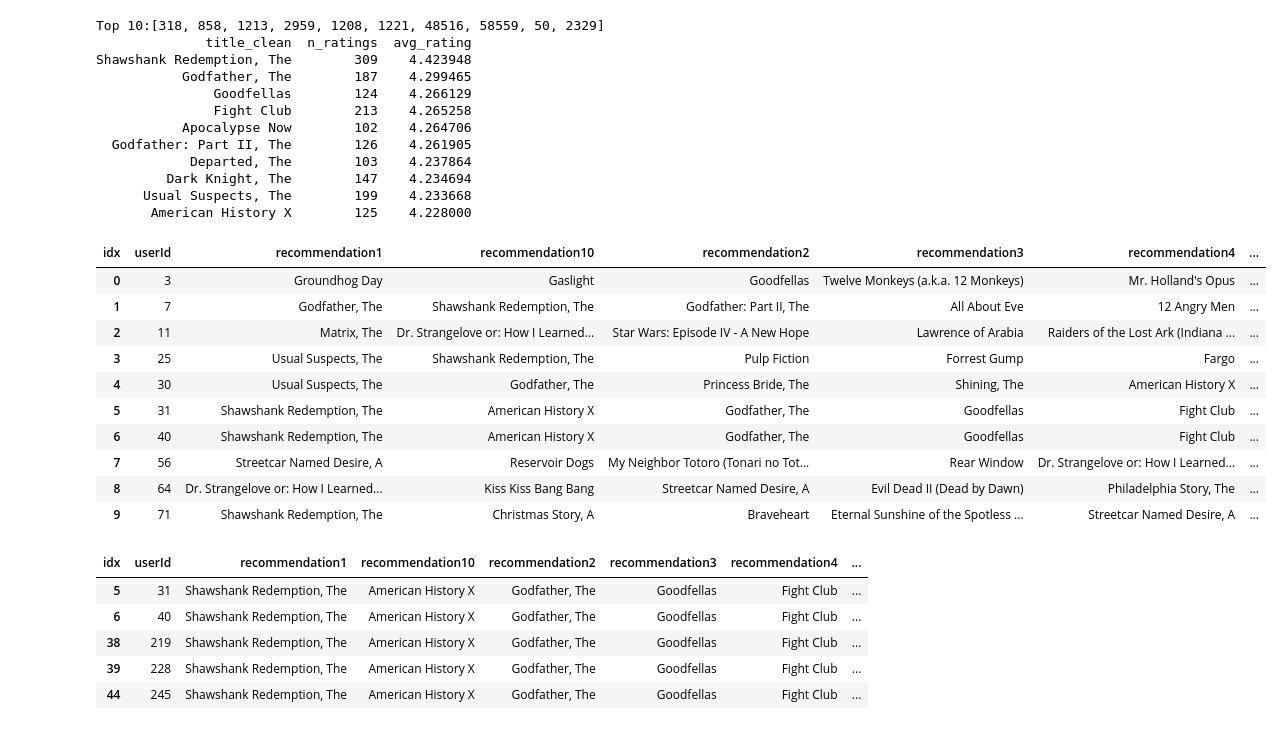
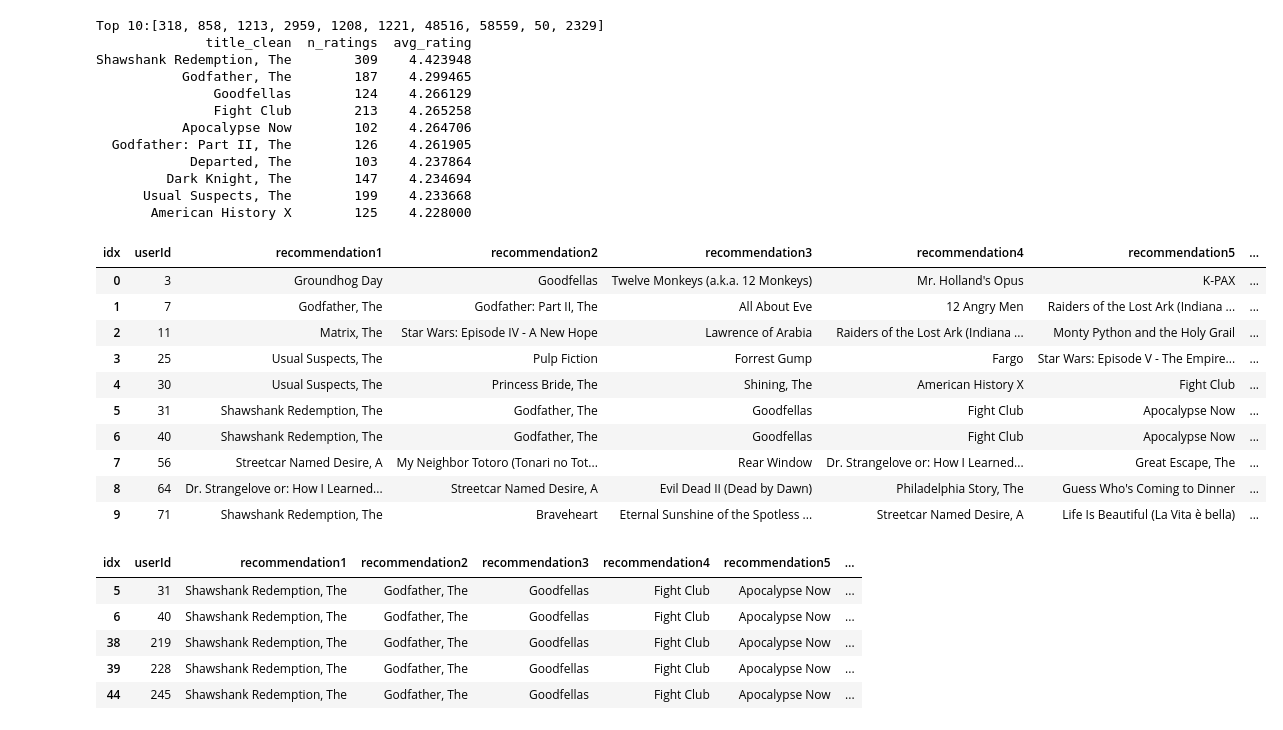
Before and after one commit to saramanzoni001-lgtm/Data-Mining, a Jupyter notebook: assignment 2_data_mining.ipynb, the cells around one changed output. Drawn from its saved outputs; the diff is of its cells as text; code cells hidden in the pictures.

```diff
--- a/assignment 2_data_mining.ipynb
+++ b/assignment 2_data_mining.ipynb
@@ -463,38 +463,40 @@ for uid in ratings_test["userId"].unique():
 # %%
 #fill ratings_test.csv
 
 cols = ["userId"] + [f"recommendation{i}" for i in range(1, 11)]
 df = pd.DataFrame(recommendations, columns=cols)
 
 cols_film=cols[1:]
 df_long=df.melt(id_vars=['userId'],value_vars=cols_film,var_name='idx',value_name='movieId')
 df_merged=pd.merge(df_long,movies,on='movieId',how='left')
 output_df=df_merged.pivot(index='userId',columns='idx',values='title_clean').reset_index()
 
+correct_order = ["userId"] + [f"recommendation{i}" for i in range(1, 11)]
+output_df = output_df[correct_order]
 
 output_df.to_csv("ratings_test_filled.csv", index=False)
 
 output_df.head(10)
 # %% [output]
-| idx | userId | recommendation1 | recommendation10 | recommendation2 | recommendation3 | recommendation4 | ... |
-| 0 | 3 | Groundhog Day | Gaslight | Goodfellas | Twelve Monkeys (a.k.a. 12 Monkeys) | Mr. Holland's Opus | ... |
-| 1 | 7 | Godfather, The | Shawshank Redemption, The | Godfather: Part II, The | All About Eve | 12 Angry Men | ... |
-| 2 | 11 | Matrix, The | Dr. Strangelove or: How I Learned... | Star Wars: Episode IV - A New Hope | Lawrence of Arabia | Raiders of the Lost Ark (Indiana ... | ... |
-| 3 | 25 | Usual Suspects, The | Shawshank Redemption, The | Pulp Fiction | Forrest Gump | Fargo | ... |
-| 4 | 30 | Usual Suspects, The | Godfather, The | Princess Bride, The | Shining, The | American History X | ... |
-| 5 | 31 | Shawshank Redemption, The | American History X | Godfather, The | Goodfellas | Fight Club | ... |
-| 6 | 40 | Shawshank Redemption, The | American History X | Godfather, The | Goodfellas | Fight Club | ... |
-| 7 | 56 | Streetcar Named Desire, A | Reservoir Dogs | My Neighbor Totoro (Tonari no Tot... | Rear Window | Dr. Strangelove or: How I Learned... | ... |
-| 8 | 64 | Dr. Strangelove or: How I Learned... | Kiss Kiss Bang Bang | Streetcar Named Desire, A | Evil Dead II (Dead by Dawn) | Philadelphia Story, The | ... |
-| 9 | 71 | Shawshank Redemption, The | Christmas Story, A | Braveheart | Eternal Sunshine of the Spotless ... | Streetcar Named Desire, A | ... |
+| idx | userId | recommendation1 | recommendation2 | recommendation3 | recommendation4 | recommendation5 | ... |
+| 0 | 3 | Groundhog Day | Goodfellas | Twelve Monkeys (a.k.a. 12 Monkeys) | Mr. Holland's Opus | K-PAX | ... |
+| 1 | 7 | Godfather, The | Godfather: Part II, The | All About Eve | 12 Angry Men | Raiders of the Lost Ark (Indiana ... | ... |
+| 2 | 11 | Matrix, The | Star Wars: Episode IV - A New Hope | Lawrence of Arabia | Raiders of the Lost Ark (Indiana ... | Monty Python and the Holy Grail | ... |
+| 3 | 25 | Usual Suspects, The | Pulp Fiction | Forrest Gump | Fargo | Star Wars: Episode V - The Empire... | ... |
+| 4 | 30 | Usual Suspects, The | Princess Bride, The | Shining, The | American History X | Fight Club | ... |
+| 5 | 31 | Shawshank Redemption, The | Godfather, The | Goodfellas | Fight Club | Apocalypse Now | ... |
+| 6 | 40 | Shawshank Redemption, The | Godfather, The | Goodfellas | Fight Club | Apocalypse Now | ... |
+| 7 | 56 | Streetcar Named Desire, A | My Neighbor Totoro (Tonari no Tot... | Rear Window | Dr. Strangelove or: How I Learned... | Great Escape, The | ... |
+| 8 | 64 | Dr. Strangelove or: How I Learned... | Streetcar Named Desire, A | Evil Dead II (Dead by Dawn) | Philadelphia Story, The | Guess Who's Coming to Dinner | ... |
+| 9 | 71 | Shawshank Redemption, The | Braveheart | Eternal Sunshine of the Spotless ... | Streetcar Named Desire, A | Life Is Beautiful (La Vita è bella) | ... |
 # %%
 #check cold users
 
 output_df[output_df["userId"].isin(cold_users)].head()
 # %% [output]
-| idx | userId | recommendation1 | recommendation10 | recommendation2 | recommendation3 | recommendation4 | ... |
-| 5 | 31 | Shawshank Redemption, The | American History X | Godfather, The | Goodfellas | Fight Club | ... |
-| 6 | 40 | Shawshank Redemption, The | American History X | Godfather, The | Goodfellas | Fight Club | ... |
-| 38 | 219 | Shawshank Redemption, The | American History X | Godfather, The | Goodfellas | Fight Club | ... |
-| 39 | 228 | Shawshank Redemption, The | American History X | Godfather, The | Goodfellas | Fight Club | ... |
-| 44 | 245 | Shawshank Redemption, The | American History X | Godfather, The | Goodfellas | Fight Club | ... |
+| idx | userId | recommendation1 | recommendation2 | recommendation3 | recommendation4 | recommendation5 | ... |
+| 5 | 31 | Shawshank Redemption, The | Godfather, The | Goodfellas | Fight Club | Apocalypse Now | ... |
+| 6 | 40 | Shawshank Redemption, The | Godfather, The | Goodfellas | Fight Club | Apocalypse Now | ... |
+| 38 | 219 | Shawshank Redemption, The | Godfather, The | Goodfellas | Fight Club | Apocalypse Now | ... |
+| 39 | 228 | Shawshank Redemption, The | Godfather, The | Goodfellas | Fight Club | Apocalypse Now | ... |
+| 44 | 245 | Shawshank Redemption, The | Godfather, The | Goodfellas | Fight Club | Apocalypse Now | ... |
```
